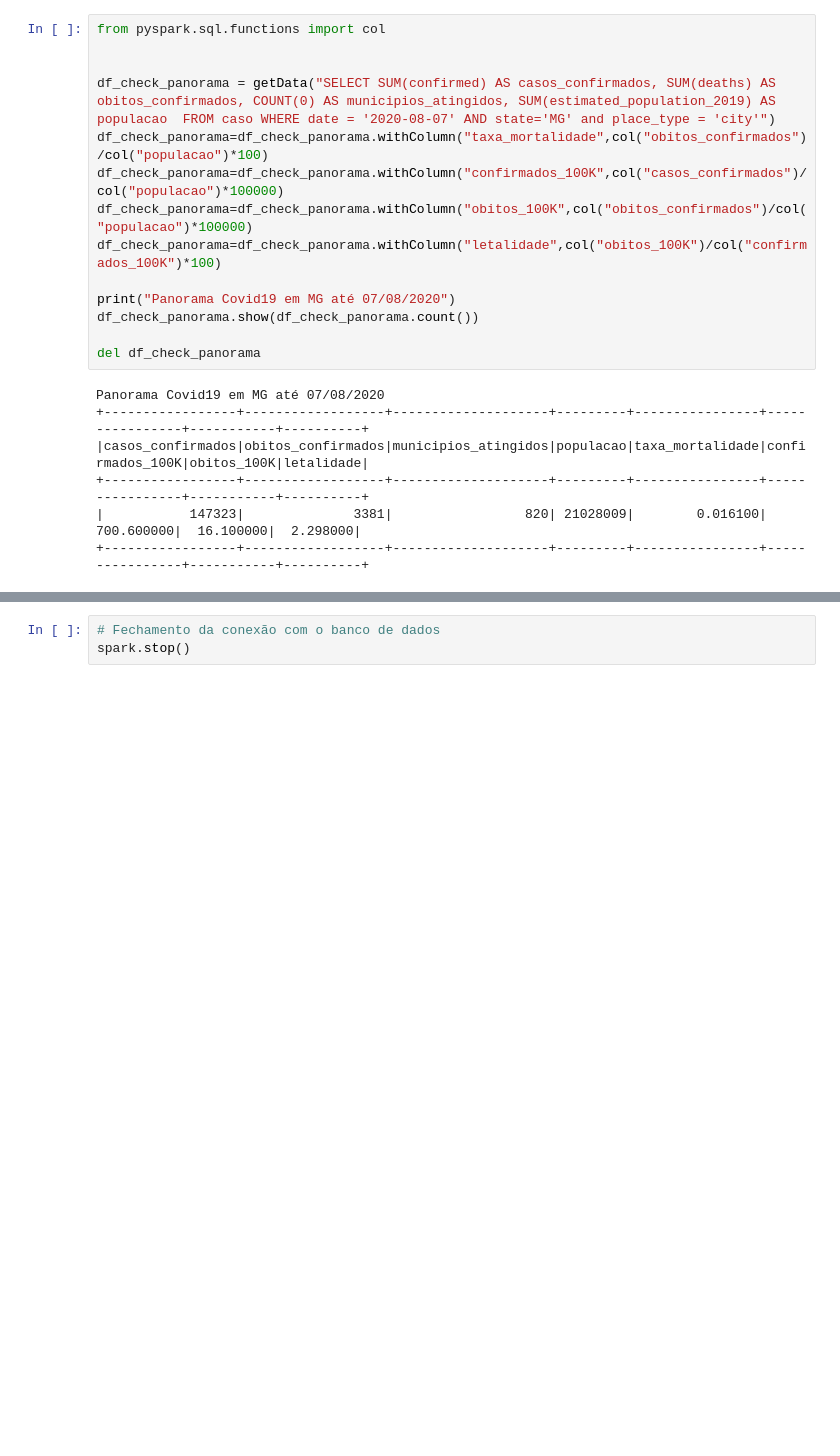
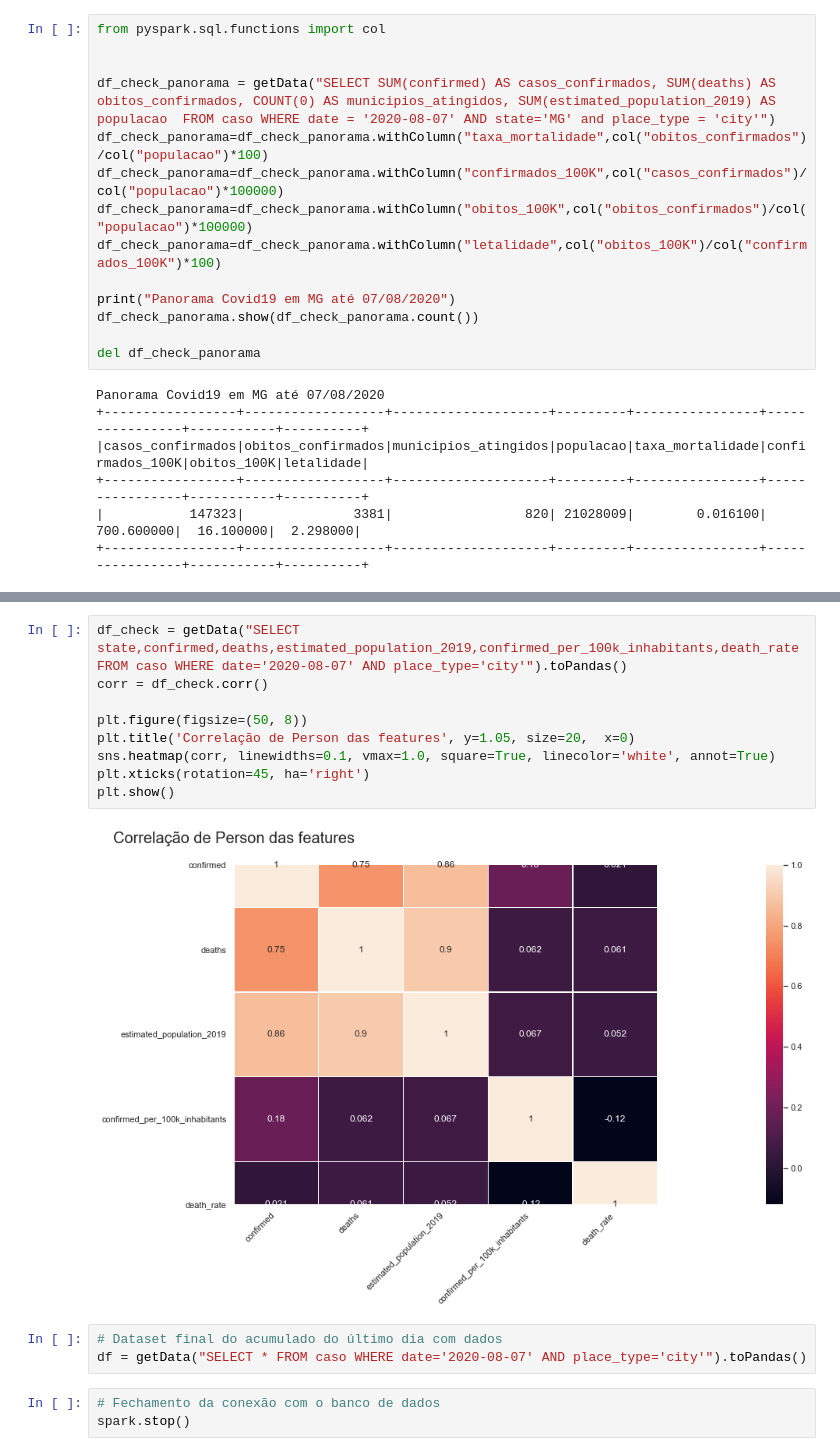
Before and after one commit to marcoguinter/aed_projeto3, a Jupyter notebook: covid19.ipynb, the cells around one changed output, grey strips where cells are left out. Saved outputs shown, nothing was run; the diff lists cells and outputs as text; blank space fills up the shorter version.

Commit message:
heatmap

```diff
--- a/covid19.ipynb
+++ b/covid19.ipynb
@@ -1068,6 +1076,20 @@ Panorama Covid19 BRASIL até 07/08/2020
 |   DF|           119903|              1682|                   2|  3015268|        0.055800|     3976.500000|  55.800000|  1.403200|
 |   SC|           101582|              1400|                 294|  7160646|        0.019600|     1418.600000|  19.600000|  1.381600|
 +-----+-----------------+------------------+--------------------+---------+----------------+----------------+-----------+----------+
+# %%
+df_check = getData("SELECT state,confirmed,deaths,estimated_population_2019,confirmed_per_100k_inhabitants,death_rate FROM caso WHERE date='2020-08-07' AND place_type='city'").toPandas()
+corr = df_check.corr()
+
+plt.figure(figsize=(50, 8))
+plt.title('Correlação de Person das features', y=1.05, size=20,  x=0)
+sns.heatmap(corr, linewidths=0.1, vmax=1.0, square=True, linecolor='white', annot=True)
+plt.xticks(rotation=45, ha='right')
+plt.show()
+# %% [output]
+[figure, added]
+# %%
+# Dataset final do acumulado do último dia com dados
+df = getData("SELECT * FROM caso WHERE date='2020-08-07' AND place_type='city'").toPandas()
 # %%
 # Fechamento da conexão com o banco de dados
 spark.stop()
```
Also changed, not shown: parts of 4 cells of this notebook.
